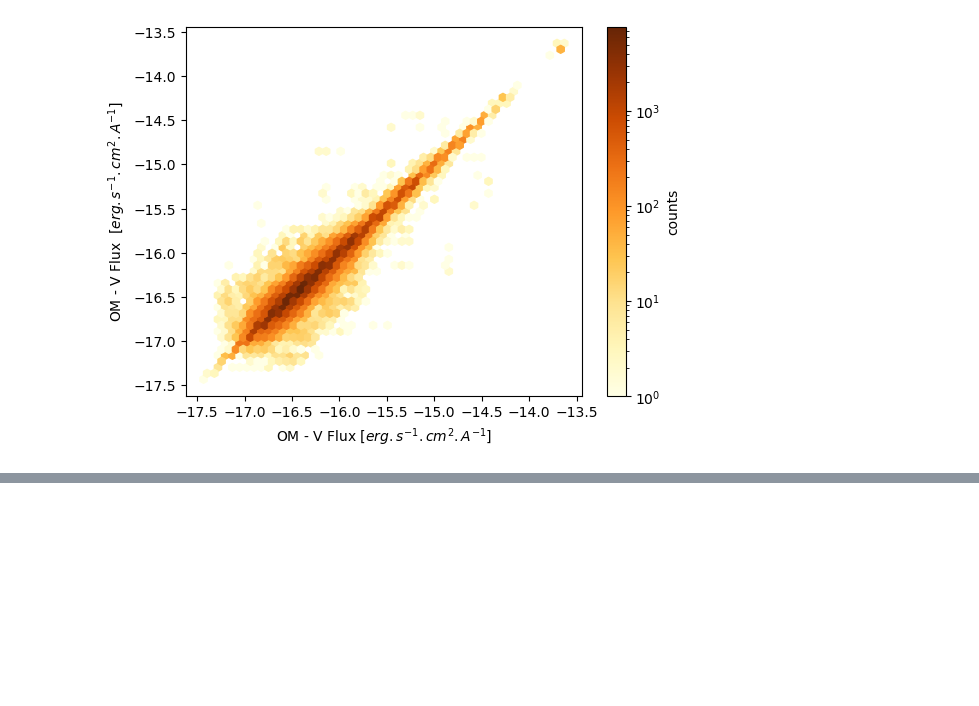
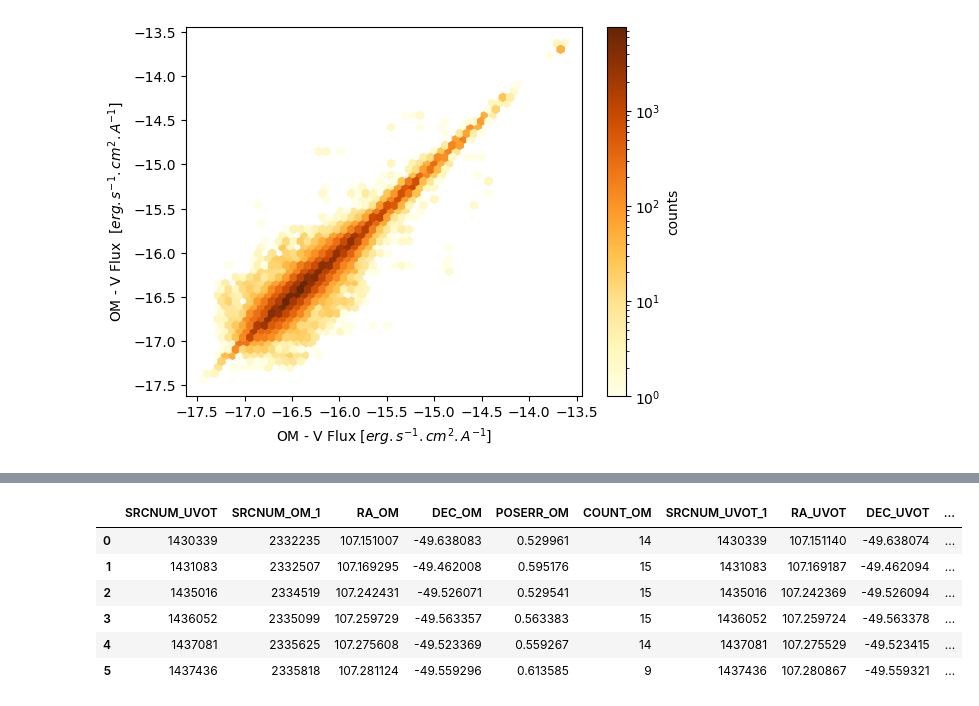
Before and after one commit to JulienValteau/TFM_TDE_Detection, a Jupyter notebook: UV_database_creation_pipeline/4- generate_catalogue_entries_db.ipynb, the cells around one changed output, grey strips where cells are left out. Saved outputs shown, nothing was run; the diff lists cells and outputs as text; code cells hidden in the pictures; blank space fills up the shorter version.

```diff
--- a/UV_database_creation_pipeline/4- generate_catalogue_entries_db.ipynb
+++ b/UV_database_creation_pipeline/4- generate_catalogue_entries_db.ipynb
@@ -521,2 +528,39 @@ for flux in ['UVW2','UVM2','UVW1','U','B','V']:
+# %%
+df_match = Table.read( roots_tfm + '/Swift-UVOT/Match_OM/match_uvot_om').to_pandas()
+for flux in ['UVW2']:
+
+    flux_name = flux + '_FLUX'
+    flux_err = flux + '_FLUX_ERR'
+    flag_extended = flux + '_EXTENDED'
+    flux_quality = flux + '_QUALITY_FLAG'
+
+    # Dataframe UVOT for this band
+    df_flux_uvot = dat_UVOT[['SRCNUM',flux_name,flux_err,flag_extended, flux_quality]].dropna(subset=[flux_name]).reset_index()
+    df_flux_uvot = df_flux_uvot[df_flux_uvot[flux_quality] == 0]
+
+    # Data frame OM for this band
+    df_flux_om = dat_OM[['SRCNUM',flux_name,flux_err,flag_extended, flux_quality]].dropna(subset=[flux_name]).reset_index()
+    df_flux_om = df_flux_om[df_flux_om[flux_quality] == 0]
+
+    # Merge results
+    df_match = df_match.rename(columns={'SRCNUM_UVOT':'SRCNUM_UVOT_1','SRCNUM_OM':'SRCNUM_OM_1'})
+    df_merge = df_match.merge(df_flux_uvot, left_on='SRCNUM_UVOT_1', right_on='SRCNUM',
+                              suffixes=(None,'_UVOT')).merge(df_flux_om, left_on='SRCNUM_OM_1',
+                                                             right_on='SRCNUM',suffixes=('_UVOT','_OM'))
+
+    df_results=pd.DataFrame()
+    df_results['SRCNUM_UVOT'] = df_merge.loc[(np.log10(df_merge[flux_name + '_UVOT']) < -15.5) & (np.log10(df_merge[flux_name + '_UVOT']) > -16) &
+    (np.log10(df_merge[flux_name + '_OM']) < -14.5) & (np.log10(df_merge[flux_name + '_OM']) > -15.0),'SRCNUM_UVOT'].unique()
+    df_results = df_results.merge(df_match, left_on='SRCNUM_UVOT',right_on='SRCNUM_UVOT_1')
+# %%
+df_results.head(6)
+# %% [output]
+|  | SRCNUM_UVOT | SRCNUM_OM_1 | RA_OM | DEC_OM | POSERR_OM | COUNT_OM | SRCNUM_UVOT_1 | RA_UVOT | DEC_UVOT | ... |
+| 0 | 1430339 | 2332235 | 107.151007 | -49.638083 | 0.529961 | 14 | 1430339 | 107.151140 | -49.638074 | ... |
+| 1 | 1431083 | 2332507 | 107.169295 | -49.462008 | 0.595176 | 15 | 1431083 | 107.169187 | -49.462094 | ... |
+| 2 | 1435016 | 2334519 | 107.242431 | -49.526071 | 0.529541 | 15 | 1435016 | 107.242369 | -49.526094 | ... |
+| 3 | 1436052 | 2335099 | 107.259729 | -49.563357 | 0.563383 | 15 | 1436052 | 107.259724 | -49.563378 | ... |
+| 4 | 1437081 | 2335625 | 107.275608 | -49.523369 | 0.559267 | 14 | 1437081 | 107.275529 | -49.523415 | ... |
+| 5 | 1437436 | 2335818 | 107.281124 | -49.559296 | 0.613585 | 9 | 1437436 | 107.280867 | -49.559321 | ... |
 # %%
 db_path ='sqlite:///'+ roots_tfm + '/UVCatalogue.db'
```
Also changed, not shown: parts of 11 cells of this notebook, 1 other file.
